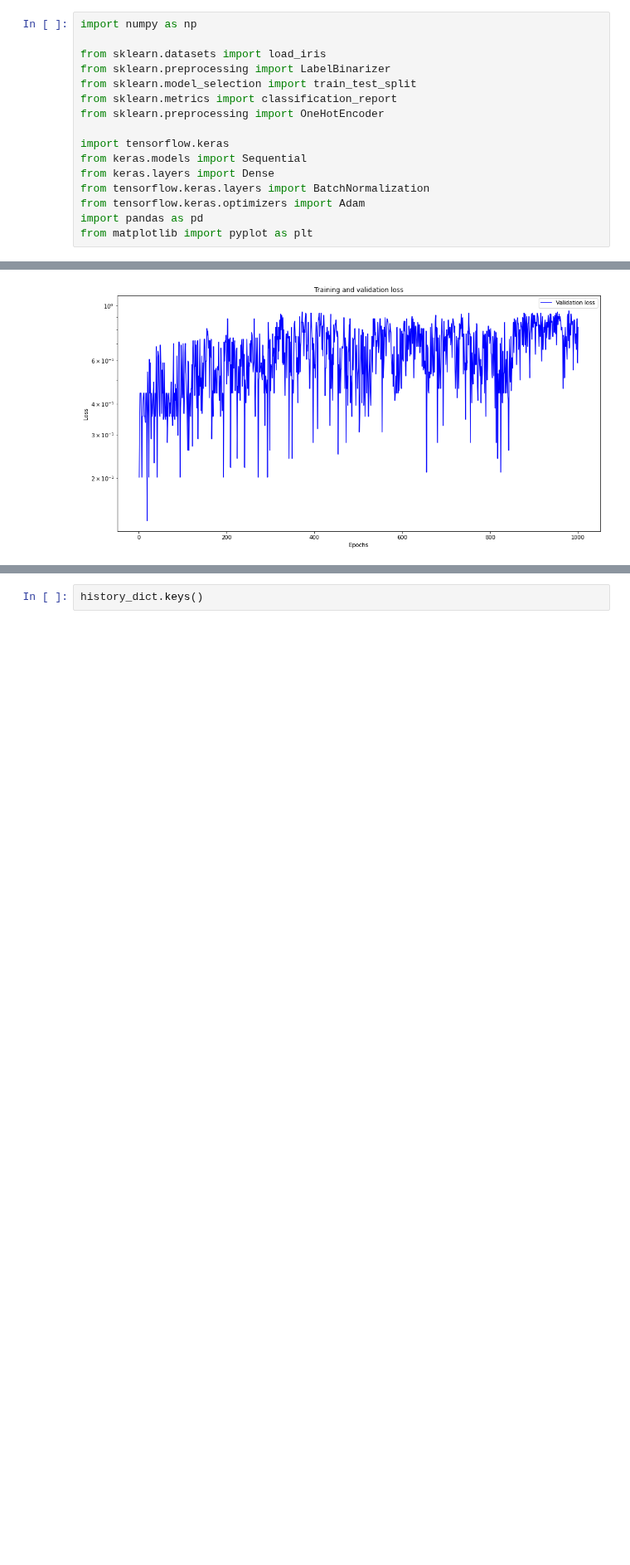
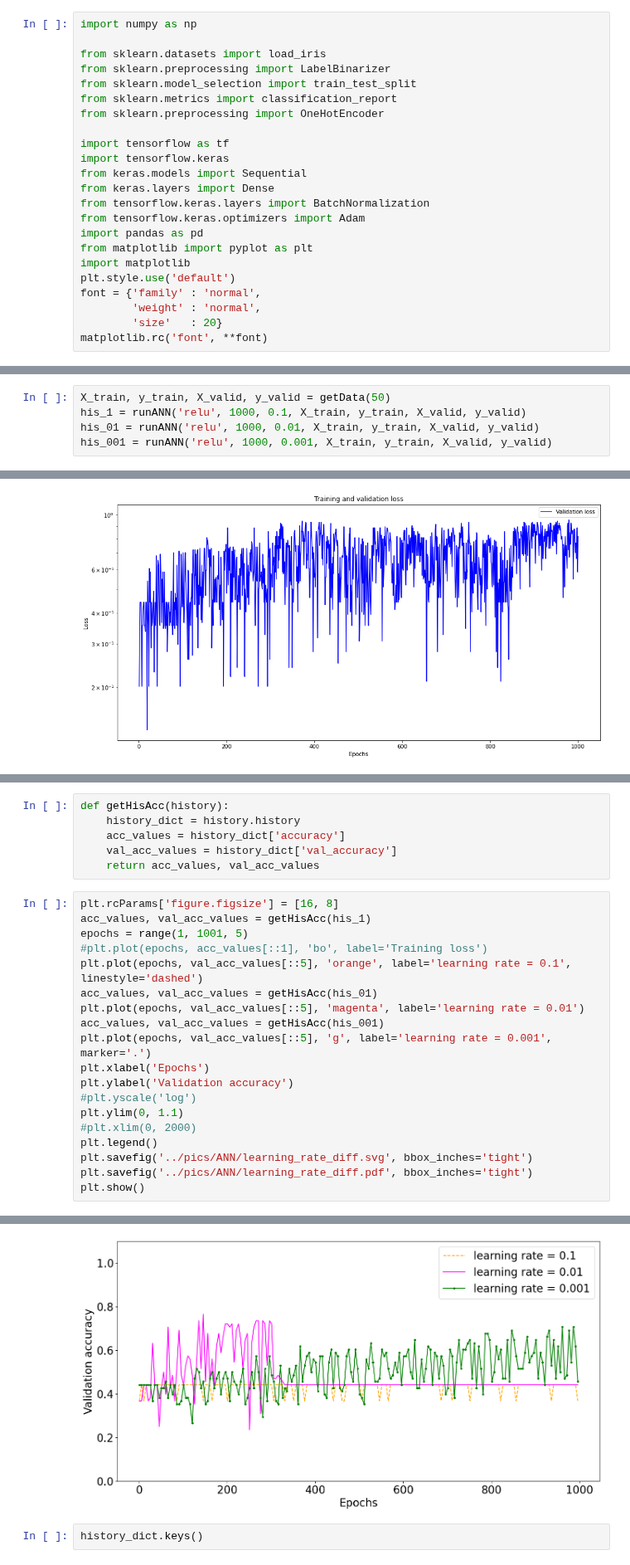
Before and after one commit to Tahuubinh/ML_HUST_PROJECT, a Jupyter notebook: code/ANN.ipynb, the cells around one changed output, grey strips where cells are left out. Shown at 83% size. Saved outputs shown, nothing was run; the diff lists cells and outputs as text; blank space fills up the shorter version.

```diff
--- a/code/ANN.ipynb
+++ b/code/ANN.ipynb
@@ -7,6 +7,7 @@ from sklearn.model_selection import train_test_split
 from sklearn.metrics import classification_report
 from sklearn.preprocessing import OneHotEncoder
 
+import tensorflow as tf
 import tensorflow.keras
 from keras.models import Sequential
 from keras.layers import Dense
@@ -14,4 +15,10 @@ from tensorflow.keras.layers import BatchNormalization
 from tensorflow.keras.optimizers import Adam
 import pandas as pd
 from matplotlib import pyplot as plt
+import matplotlib
+plt.style.use('default')
+font = {'family' : 'normal',
+        'weight' : 'normal',
+        'size'   : 20}
+matplotlib.rc('font', **font)
 # %%
@@ -124,0 +158,5 @@ Epoch 1000/1000
+# %%
+X_train, y_train, X_valid, y_valid = getData(50)
+his_1 = runANN('relu', 1000, 0.1, X_train, y_train, X_valid, y_valid)
+his_01 = runANN('relu', 1000, 0.01, X_train, y_train, X_valid, y_valid)
+his_001 = runANN('relu', 1000, 0.001, X_train, y_train, X_valid, y_valid)
@@ -148,0 +243,26 @@ max(val_acc_values), val_acc_values.index(max(val_acc_values))
+# %%
+def getHisAcc(history):
+    history_dict = history.history
+    acc_values = history_dict['accuracy']
+    val_acc_values = history_dict['val_accuracy']
+    return acc_values, val_acc_values
+# %%
+plt.rcParams['figure.figsize'] = [16, 8]
+acc_values, val_acc_values = getHisAcc(his_1)
+epochs = range(1, 1001, 5)
+#plt.plot(epochs, acc_values[::1], 'bo', label='Training loss')
+plt.plot(epochs, val_acc_values[::5], 'orange', label='learning rate = 0.1', linestyle='dashed')
+acc_values, val_acc_values = getHisAcc(his_01)
+plt.plot(epochs, val_acc_values[::5], 'magenta', label='learning rate = 0.01')
+acc_values, val_acc_values = getHisAcc(his_001)
+plt.plot(epochs, val_acc_values[::5], 'g', label='learning rate = 0.001', marker='.')
+plt.xlabel('Epochs')
+plt.ylabel('Validation accuracy')
+#plt.yscale('log')
+plt.ylim(0, 1.1)
+#plt.xlim(0, 2000)
+plt.legend()
+plt.savefig('../pics/ANN/learning_rate_diff.svg', bbox_inches='tight')
+plt.savefig('../pics/ANN/learning_rate_diff.pdf', bbox_inches='tight')
+plt.show()
+# %% [output]
@@ -149,3 +270,4 @@ max(val_acc_values), val_acc_values.index(max(val_acc_values))
+[figure, added]
 # %%
 history_dict.keys()
 # %% [output]
```
Also changed, not shown: parts of 13 cells of this notebook, 4 other files.
